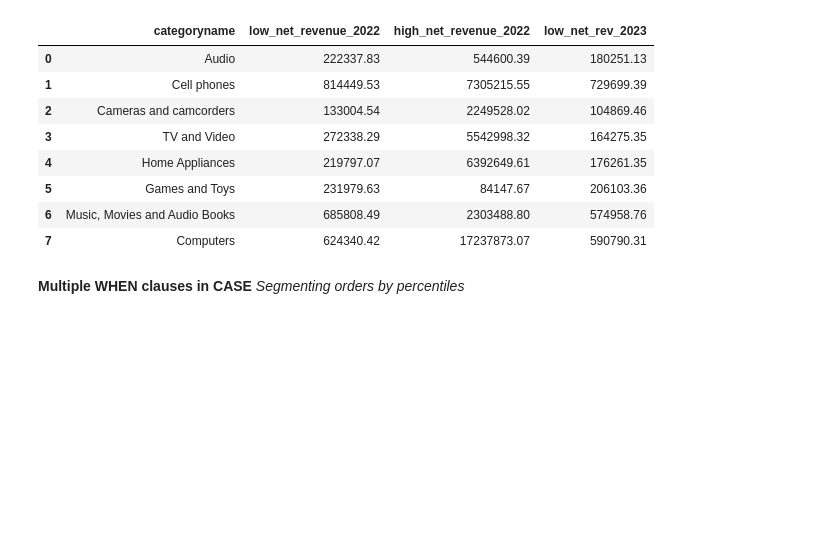
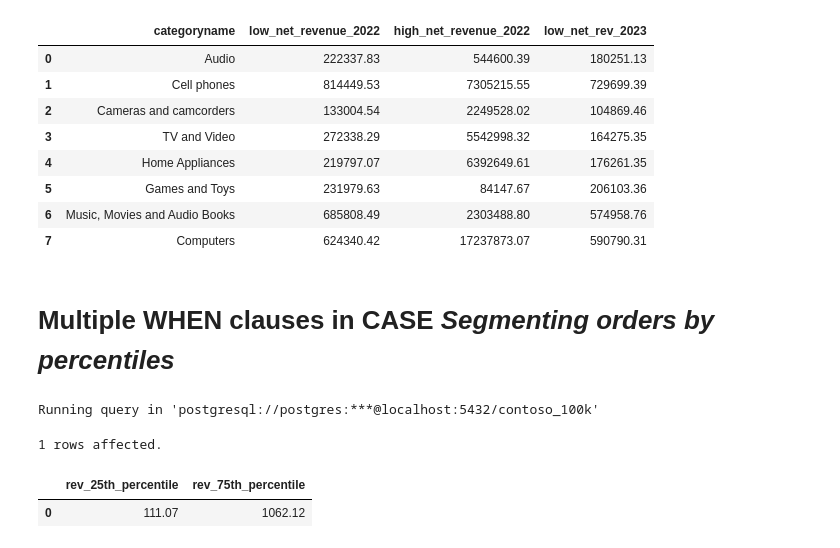
Before and after one commit to NajmulGit/VS_Code_SQL, a Jupyter notebook: Resources/Blank_SQL_Notebook.ipynb, the cells around one changed output. Drawn from its saved outputs; the diff is of its cells as text; code cells hidden in the pictures; blank space fills up the shorter version.

```diff
--- a/Resources/Blank_SQL_Notebook.ipynb
+++ b/Resources/Blank_SQL_Notebook.ipynb
@@ -244,7 +244,22 @@ Running query in 'postgresql://postgres:***@localhost:5432/contoso_100k'
 | 6 | Music, Movies and Audio Books | 685808.49 | 2303488.80 | 574958.76 |
 | 7 | Computers | 624340.42 | 17237873.07 | 590790.31 |
 # %% [markdown]
-**Multiple WHEN clauses in CASE** *Segmenting orders by percentiles*
+# **Multiple WHEN clauses in CASE** *Segmenting orders by percentiles*
+# %%
+%%sql
+
+select
+      PERCENTILE_CONT(0.25) within group (order by s.netprice*s.quantity*s.exchangerate) as rev_25th_percentile,
+      PERCENTILE_CONT(0.75) within group (order by s.netprice*s.quantity*s.exchangerate) as rev_75th_percentile
+
+from sales s
+where
+  orderdate between '2022-01-01' and '2023-12-31'
+# %% [output]
+Running query in 'postgresql://postgres:***@localhost:5432/contoso_100k'
+1 rows affected.
+|  | rev_25th_percentile | rev_75th_percentile |
+| 0 | 111.07 | 1062.12 |
 # %%
 %%sql
 
```
Also changed, not shown: parts of 6 cells of this notebook.
